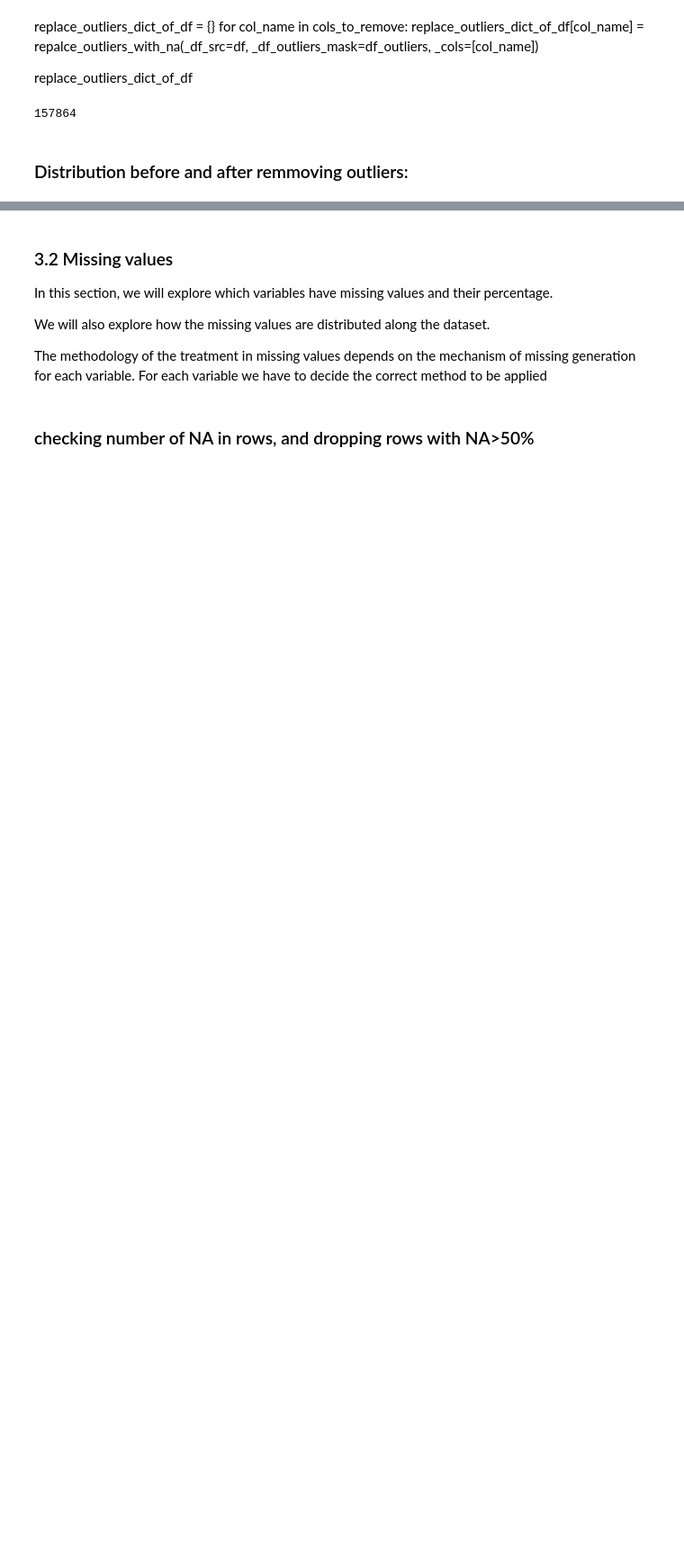
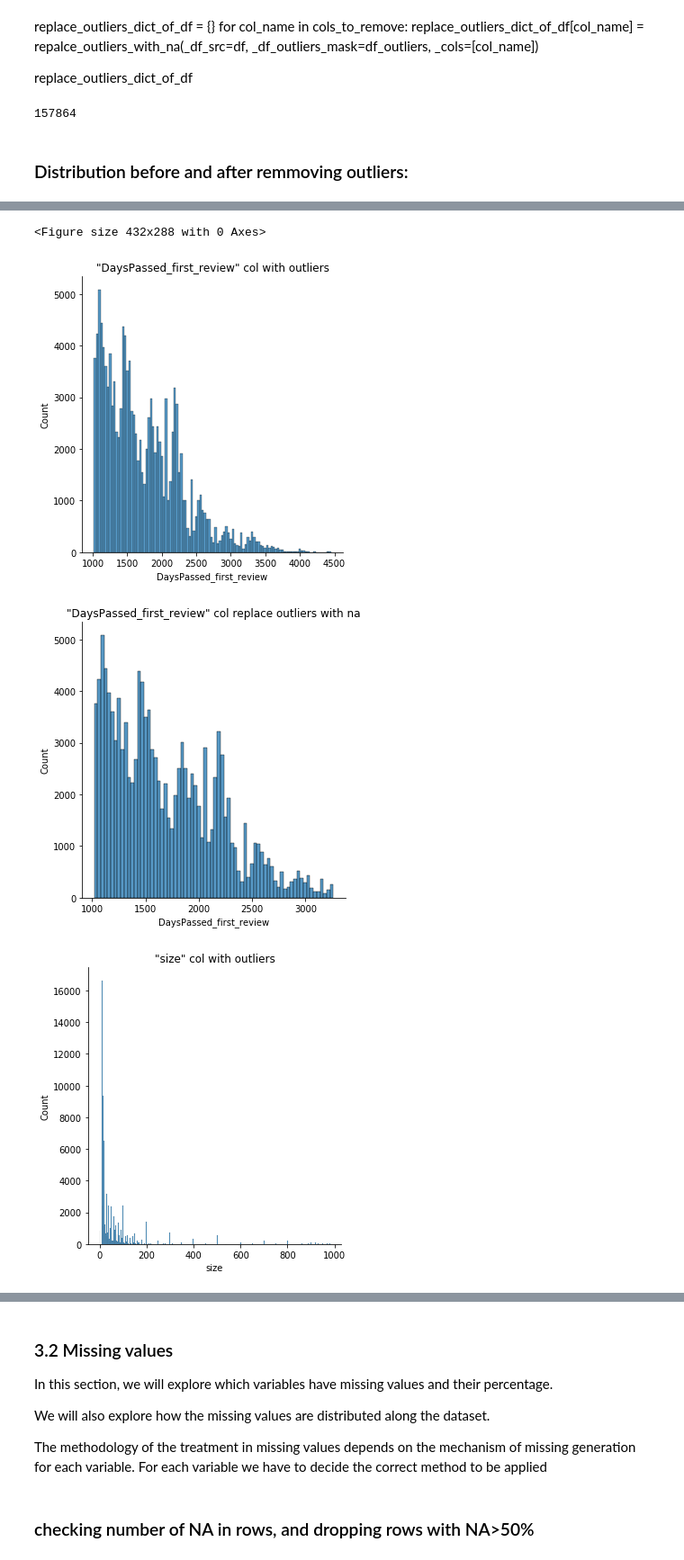
Before and after one commit to NaamaJan/airbnb-berlin-availability, a Jupyter notebook: Berlin_Airbnb_Data_Cleansing.ipynb, the cells around one changed output, grey strips where cells are left out. Shown: that part at 90% size. Cells and saved outputs as stored; diff of their text form; code cells hidden in the pictures; blank space fills up the shorter version.

Commit message:
Berlin_Airbnb_Data_Cleansing.ipynb handle outliers
Berlin_Airbnb_Data_Cleansing.ipynb handle outliers

```diff
--- a/Berlin_Airbnb_Data_Cleansing.ipynb
+++ b/Berlin_Airbnb_Data_Cleansing.ipynb
@@ -522,8 +536,3 @@ len(df_all_outliers_na)
 157864
 # %% [markdown]
 ###  Distribution before and after remmoving outliers:
-# %%
-plt.figure()
-for col_name in cols_replace_outliers_with_none[1:5]:
-    sns.displot(df, x=col_name).set(title= f'"{col_name}" col with outliers')
-    sns.displot(df_all_outliers_na, x=col_name).set(title= f'"{col_name}" col replace outliers with na')
@@ -540,7 +538,0 @@ for col_name in cols_replace_outliers_with_none[1:5]:
-# %%
-def seaborn_displot_replace_col_with_outliers(_df_orig, _df_all_outliers_na, cols_list):
-    plt.figure()
-    for col_name in cols_list:
-        sns.displot(_df_orig, x=col_name).set(title= f'"{col_name}" col with outliers')
-        sns.displot(_df_all_outliers_na, x=col_name).set(title= f'"{col_name}" col replace outliers with na')
-    pass
@@ -690,0 +539,7 @@ sns.displot(df_all_outliers_na, x='DaysPassed_last_review')
+# %%
+def seaborn_displot_replace_col_with_outliers(_df_orig, _df_all_outliers_na, _cols_list):
+    plt.figure()
+    for col_name in _cols_list:
+        sns.displot(_df_orig, x=col_name).set(title= f'"{col_name}" col with outliers')
+        sns.displot(_df_all_outliers_na, x=col_name).set(title= f'"{col_name}" col replace outliers with na')
+    pass
@@ -690,0 +639,9 @@ sns.displot(df_all_outliers_na, x='DaysPassed_last_review')
+# %%
+seaborn_displot_replace_col_with_outliers(_df_orig=df,
+                                          _df_all_outliers_na=df_all_outliers_na,
+                                          _cols_list=cols_replace_outliers_with_none[16:21])
+# %% [output]
+<Figure size 432x288 with 0 Axes>
+[figure, added]
+[figure, added]
+[figure, added]
```
Also changed, not shown: parts of 43 cells of this notebook.
